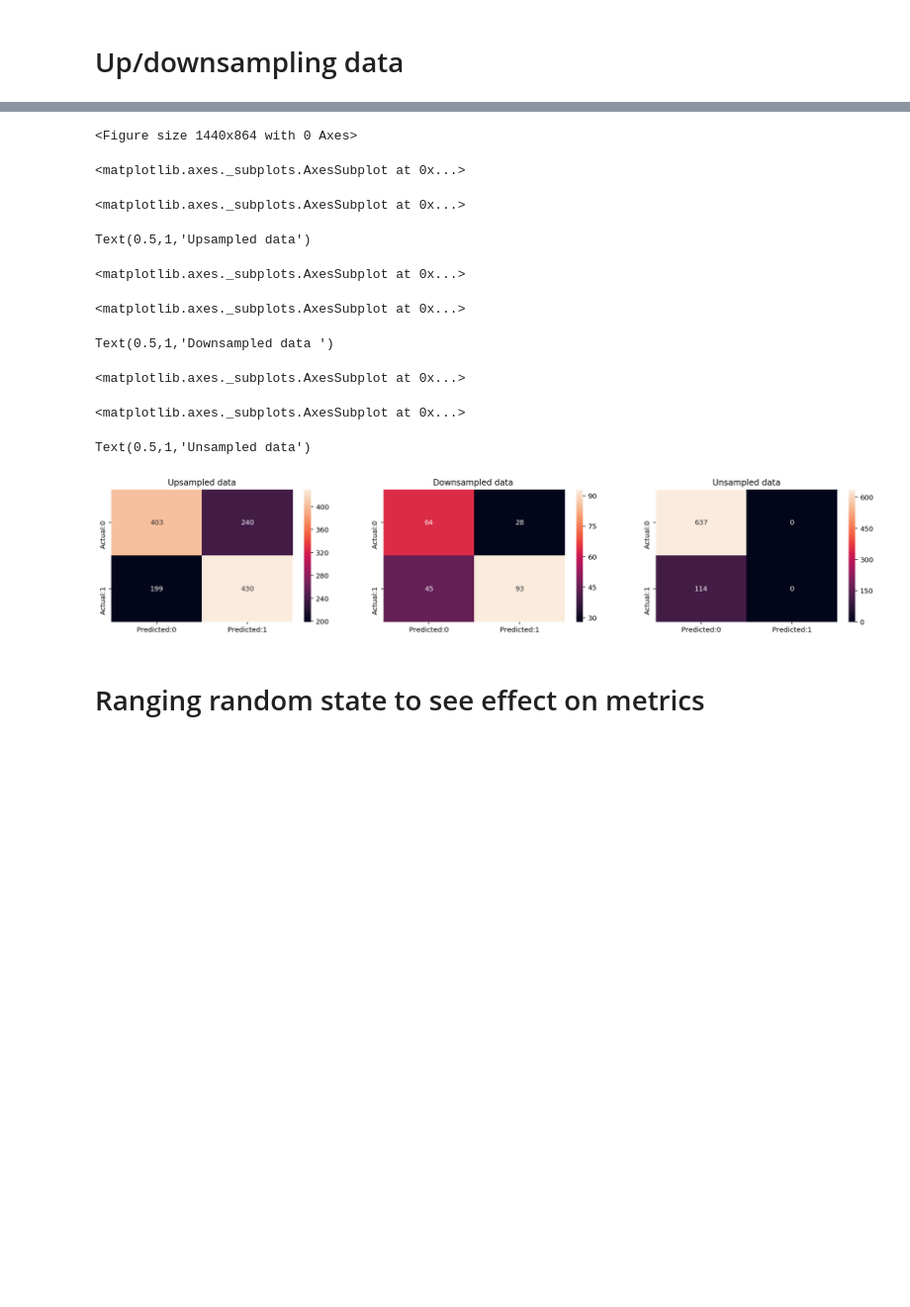
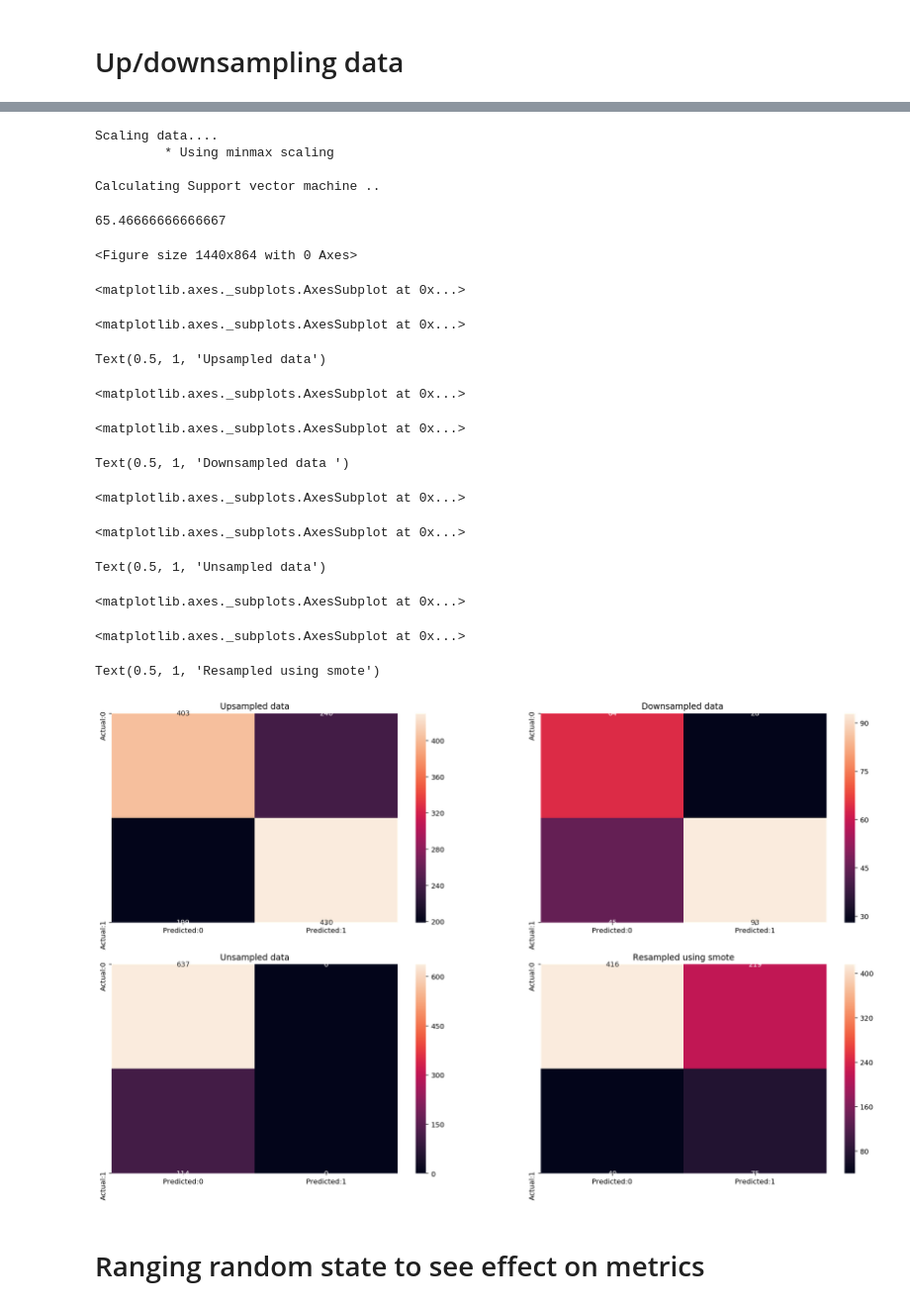
Before and after one commit to ljhowell/machine-learning_CHD, a Jupyter notebook: SVM.ipynb, the cells around one changed output, grey strips where cells are left out. Shown at 99% size. Saved outputs shown, nothing was run; the diff lists cells and outputs as text; code cells hidden in the pictures; blank space fills up the shorter version.

```diff
--- a/SVM.ipynb
+++ b/SVM.ipynb
@@ -541,28 +500,56 @@ Calculating Support vector machine ..
+# %%
+#using smote function
+dataset_d = pp.chose_features(dataset, n_features=12) # choose n features
+dataset_d = pp.drop_missing(dataset_d) # drop missing rows
+dataset_d = pp.scale_data(dataset_d, 'minmax', v=1)
+X_train, X_test, y_train, y_test = pp.smote(dataset_d) # split dataset
+
+SVM = support_vector(X_train, X_test, y_train, y_test)
+y_pred= SVM.predict(X_test)
+
+accuracy_smote = accuracy_score(y_test,y_pred)
+print(accuracy_smote*100)
+
+cm=confusion_matrix(y_test,y_pred)
+conf_matrix_smote =pd.DataFrame(data=cm,columns=['Predicted:0','Predicted:1'],index=['Actual:0','Actual:1'])
+# %% [output]
+Scaling data....
+         * Using minmax scaling
+
+Calculating Support vector machine ..
+65.46666666666667
 # %%
 plt.figure(figsize=(20, 12))
 
-plt.subplot(3,3,1)
+plt.subplot(2,2,1)
 sn.heatmap(conf_matrix_upsampled, annot=True, fmt='d')
 plt.title('Upsampled data')
 
-plt.subplot(3,3,2)
+plt.subplot(2,2,2)
 sn.heatmap(conf_matrix_downsampled, annot=True, fmt='d')
 plt.title('Downsampled data ')
 
-plt.subplot(3,3,3)
+plt.subplot(2,2,3)
 sn.heatmap(conf_matrix_unsampled, annot=True, fmt='d')
 plt.title('Unsampled data')
+
+plt.subplot(2,2,4)
+sn.heatmap(conf_matrix_smote, annot=True, fmt='d')
+plt.title('Resampled using smote')
 # %% [output]
 <Figure size 1440x864 with 0 Axes>
 <matplotlib.axes._subplots.AxesSubplot at 0x...>
 <matplotlib.axes._subplots.AxesSubplot at 0x...>
-Text(0.5,1,'Upsampled data')
+Text(0.5, 1, 'Upsampled data')
 <matplotlib.axes._subplots.AxesSubplot at 0x...>
 <matplotlib.axes._subplots.AxesSubplot at 0x...>
-Text(0.5,1,'Downsampled data ')
+Text(0.5, 1, 'Downsampled data ')
 <matplotlib.axes._subplots.AxesSubplot at 0x...>
 <matplotlib.axes._subplots.AxesSubplot at 0x...>
-Text(0.5,1,'Unsampled data')
+Text(0.5, 1, 'Unsampled data')
+<matplotlib.axes._subplots.AxesSubplot at 0x...>
+<matplotlib.axes._subplots.AxesSubplot at 0x...>
+Text(0.5, 1, 'Resampled using smote')
-[figure, old version]
+[figure, new version]
 # %% [markdown]
 # Ranging random state to see effect on metrics
```
Also changed, not shown: parts of 4 cells of this notebook, 1 other file.
